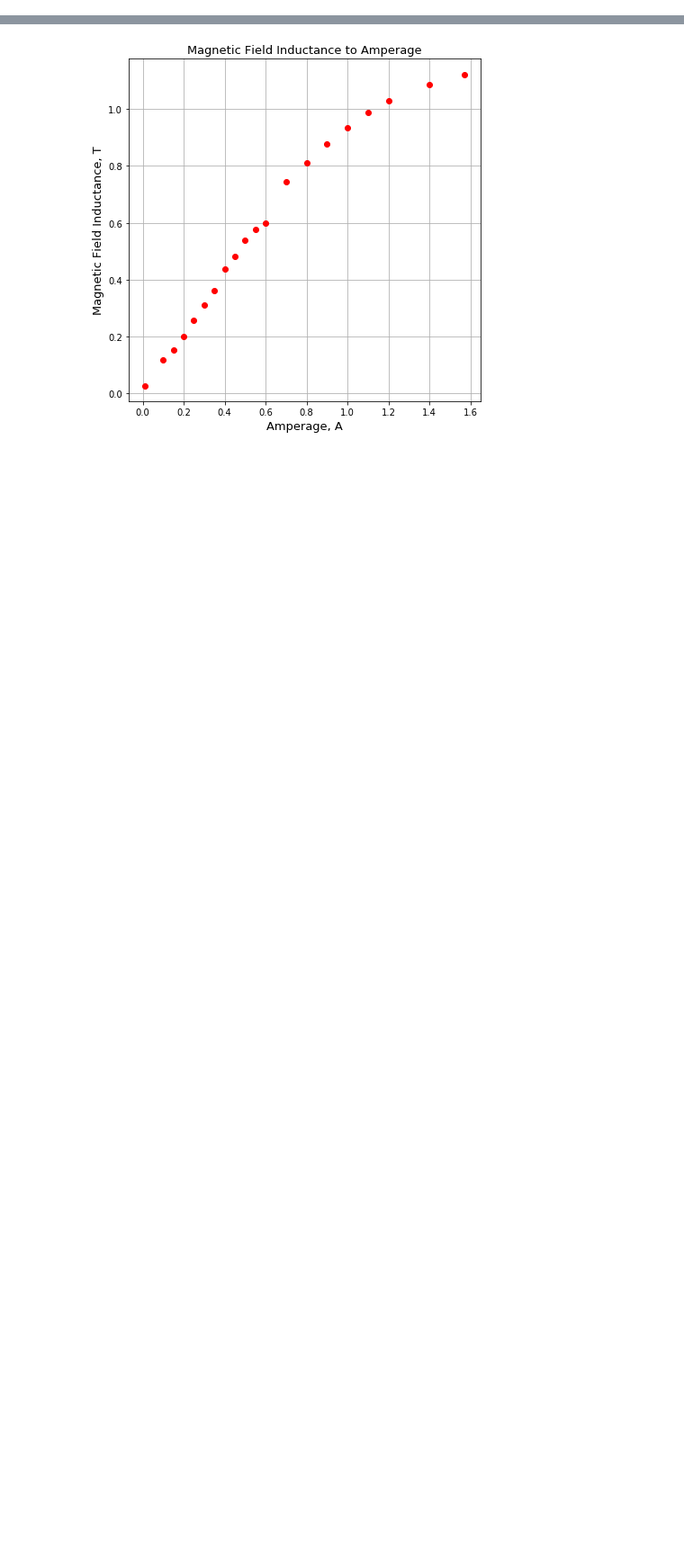
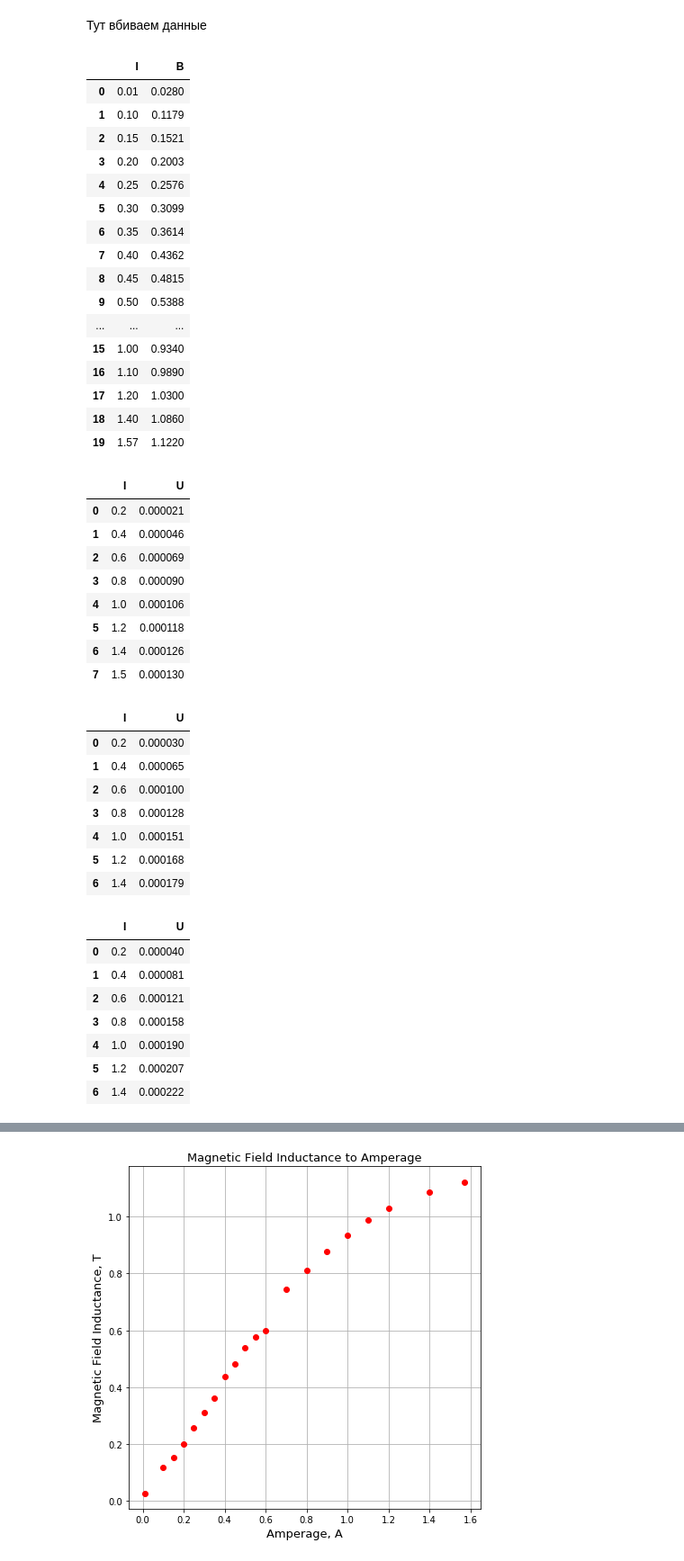
Before and after one commit to Nikotos/mipt, a Jupyter notebook: labs/334.ipynb, the cells around one changed output, grey strips where cells are left out. Shown at 90% size. Drawn from its saved outputs; the diff is of its cells as text; code cells hidden in the pictures; blank space fills up the shorter version.

```diff
--- a/labs/334.ipynb
+++ b/labs/334.ipynb
@@ -10,17 +15,25 @@ from scipy.interpolate import interp2d
+# %% [markdown]
+Тут вбиваем данные
 # %%
+# Калибровочная зависимоть Игдукции магнитного поля от Силы тока через электромагнит
 dataIB = pd.DataFrame({
     "I" : [10, 100, 150, 200, 250, 300, 350, 400, 450, 500, 550, 600, 700, 800, 900, 1000, 1100, 1200, 1400, 1570],
     "B" : [28, 117.9, 152.1, 200.3, 257.6, 309.9, 361.4, 436.2, 481.5, 538.8, 576, 600, 745, 812, 876, 934, 989, 1030, 1086, 1122]
 })
 dataIB = dataIB * 1e-3
+print("Калибровочная зависимоть Игдукции магнитного поля от Силы тока через электромагнит")
+display(dataIB)
 
 
+# 8 Серий замеров зависимости Напряжения Холла от Силы тока
 dataIU34_1 = pd.DataFrame({
     "I" : [200, 400, 600, 800, 1000, 1200, 1400, 1500],
     "U" : [21, 46, 69, 90, 106, 118, 126, 130]
 })
 dataIU34_1["I"] = dataIU34_1["I"] * 1e-3
 dataIU34_1["U"] = dataIU34_1["U"] * 1e-6
+print("серия 1")
+display(dataIU34_1)
 
 dataIU34_2 = pd.DataFrame({
     "I" : [200, 400, 600, 800, 1000, 1200, 1400],
@@ -28,6 +41,8 @@ dataIU34_2 = pd.DataFrame({
 })
 dataIU34_2["I"] = dataIU34_2["I"] * 1e-3
 dataIU34_2["U"] = dataIU34_2["U"] * 1e-6
+print("серия 2")
+display(dataIU34_2)
 
 dataIU34_3 = pd.DataFrame({
     "I" : [200, 400, 600, 800, 1000, 1200, 1400],
@@ -35,6 +50,8 @@ dataIU34_3 = pd.DataFrame({
 })
 dataIU34_3["I"] = dataIU34_3["I"] * 1e-3
 dataIU34_3["U"] = dataIU34_3["U"] * 1e-6
+print("серия 3")
+display(dataIU34_3)
 
 dataIU34_4 = pd.DataFrame({
     "I" : [200, 400, 600, 800, 1000, 1200, 1400],
@@ -42,6 +59,8 @@ dataIU34_4 = pd.DataFrame({
 })
 dataIU34_4["I"] = dataIU34_4["I"] * 1e-3
 dataIU34_4["U"] = dataIU34_4["U"] * 1e-6
+print("серия 4")
+display(dataIU34_4)
 
 dataIU34_5 = pd.DataFrame({
     "I" : [200, 400, 600, 800, 1000, 1200, 1400],
@@ -49,6 +68,8 @@ dataIU34_5 = pd.DataFrame({
 })
 dataIU34_5["I"] = dataIU34_5["I"] * 1e-3
 dataIU34_5["U"] = dataIU34_5["U"] * 1e-6
+print("серия 5")
+display(dataIU34_5)
 
 dataIU34_6 = pd.DataFrame({
     "I" : [200, 400, 600, 800, 1000, 1200, 1400],
@@ -56,31 +77,85 @@ dataIU34_6 = pd.DataFrame({
 })
 dataIU34_6["I"] = dataIU34_6["I"] * 1e-3
 dataIU34_6["U"] = dataIU34_6["U"] * 1e-6
+print("серия 6")
+display(dataIU34_6)
 
 dataIU34_7 = pd.DataFrame({
     "I" : [200, 400, 600, 800, 1000, 1200, 1400],
     "U" : [71, 143, 221, 284, 335, 370, 396]
 })
 dataIU34_7["I"] = dataIU34_7["I"] * 1e-3
 dataIU34_7["U"] = dataIU34_7["U"] * 1e-6
+print("серия 7")
+display(dataIU34_7)
 
 dataIU34_8 = pd.DataFrame({
     "I" : [200, 400, 600, 800, 1000, 1200, 1400],
     "U" : [80, 160, 243, 318, 372, 413, 442]
 })
 dataIU34_8["I"] = dataIU34_8["I"] * 1e-3
 dataIU34_8["U"] = dataIU34_8["U"] * 1e-6
+print("серия 8")
+display(dataIU34_8)
 
+
+# Вставили образец с полупроводником другой стороной
 dataIU34_a = pd.DataFrame({
     "I" : [200, 400, 600, 800, 1000, 1200, 1400],
     "U" : [-120, -204, -284, -355, -412, -450, -479]
 })
 dataIU34_a["I"] = dataIU34_a["I"] * 1e-3
 dataIU34_a["U"] = dataIU34_a["U"] * 1e-6
+print("серия обратной стороной")
+display(dataIU34_a)
 
 
+# I - токи через образец, угловые коэффициенты будут вычислены и вставлены сюда позже
 dataKI = pd.DataFrame({
     "I" : [0.3, 0.4, 0.5, 0.6, 0.7, 0.8, 0.9, 1.0],
-    "K" : [0.0895, 0.136, 0.167, 0.2, 0.235, 0.268, 0.275, 0.332]
+    "K" : [0.0, 0.0, 0.0, 0.0, 0.0, 0.0, 0.0, 0.0]
 })
 dataKI["I"] = dataKI["I"] * 1e-3
+# %% [output]
+|  | I | B |
+| 0 | 0.01 | 0.0280 |
+| 1 | 0.10 | 0.1179 |
+| 2 | 0.15 | 0.1521 |
+| 3 | 0.20 | 0.2003 |
+| 4 | 0.25 | 0.2576 |
+| 5 | 0.30 | 0.3099 |
+| 6 | 0.35 | 0.3614 |
+| 7 | 0.40 | 0.4362 |
+| 8 | 0.45 | 0.4815 |
+| 9 | 0.50 | 0.5388 |
+| ... | ... | ... |
+| 15 | 1.00 | 0.9340 |
+| 16 | 1.10 | 0.9890 |
+| 17 | 1.20 | 1.0300 |
+| 18 | 1.40 | 1.0860 |
+| 19 | 1.57 | 1.1220 |
+|  | I | U |
+| 0 | 0.2 | 0.000021 |
+| 1 | 0.4 | 0.000046 |
+| 2 | 0.6 | 0.000069 |
+| 3 | 0.8 | 0.000090 |
+| 4 | 1.0 | 0.000106 |
+| 5 | 1.2 | 0.000118 |
+| 6 | 1.4 | 0.000126 |
+| 7 | 1.5 | 0.000130 |
+|  | I | U |
+| 0 | 0.2 | 0.000030 |
+| 1 | 0.4 | 0.000065 |
+| 2 | 0.6 | 0.000100 |
+| 3 | 0.8 | 0.000128 |
+| 4 | 1.0 | 0.000151 |
+| 5 | 1.2 | 0.000168 |
+| 6 | 1.4 | 0.000179 |
+|  | I | U |
+| 0 | 0.2 | 0.000040 |
+| 1 | 0.4 | 0.000081 |
+| 2 | 0.6 | 0.000121 |
+| 3 | 0.8 | 0.000158 |
+| 4 | 1.0 | 0.000190 |
+| 5 | 1.2 | 0.000207 |
+| 6 | 1.4 | 0.000222 |
```
Also changed, not shown: parts of 16 cells of this notebook, 2 other files.
